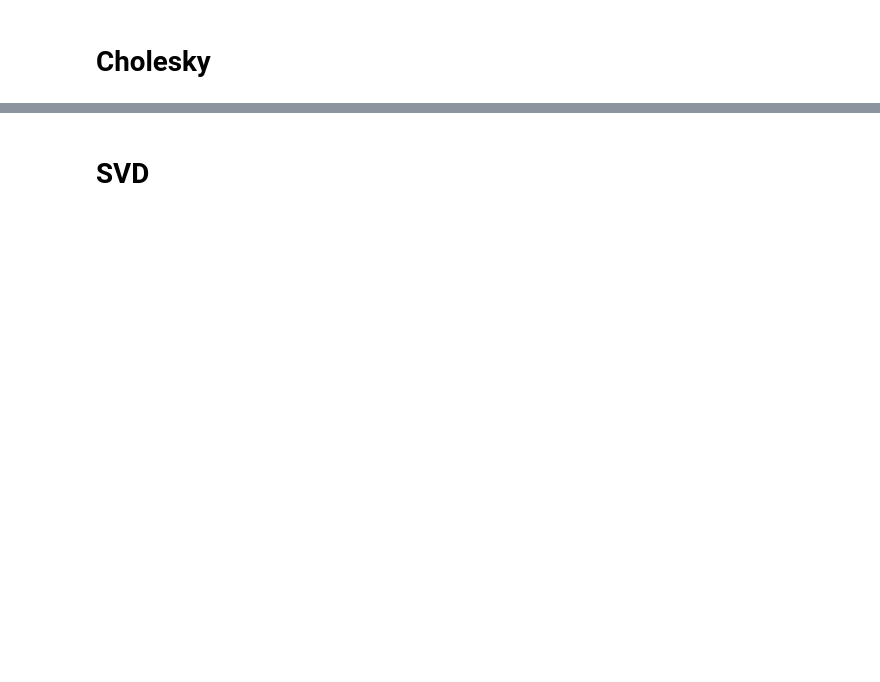
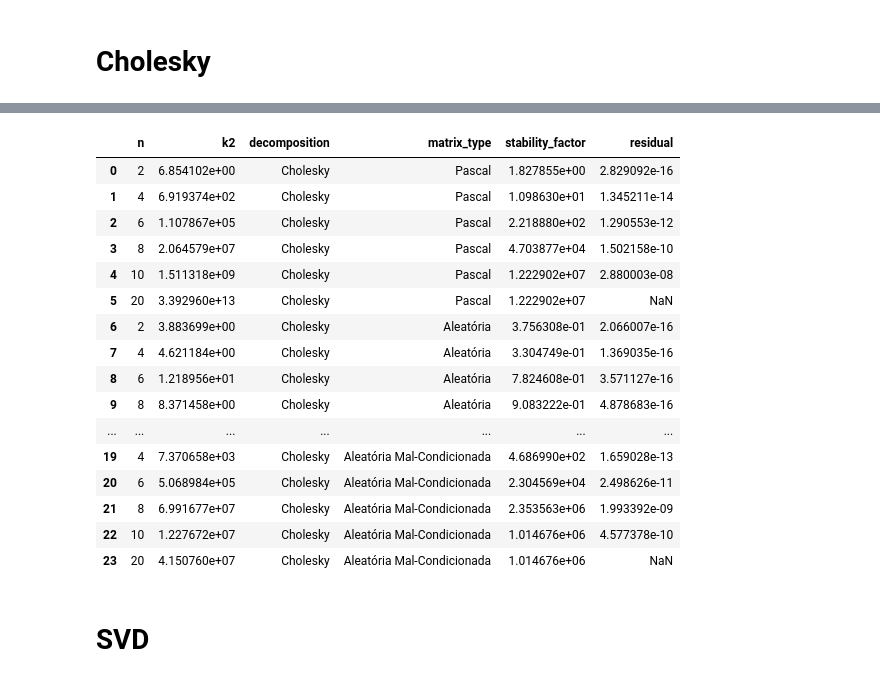
Before and after one commit to GuiCT/ALCD, a Jupyter notebook: activities/at_3.ipynb, the cells around one changed output, grey strips where cells are left out. Saved outputs shown, nothing was run; the diff lists cells and outputs as text; code cells hidden in the pictures; blank space fills up the shorter version.

```diff
--- a/activities/at_3.ipynb
+++ b/activities/at_3.ipynb
@@ -47,0 +182,6 @@ def residual(original_matrix: npt.NDArray, algo_result: npt.NDArray) -> Supports
+# %%
+n_list = []
+k2_list = []
+matrix_type_list = []
+stability_factor_list = []
+residual_list = []
@@ -47,0 +230,51 @@ def residual(original_matrix: npt.NDArray, algo_result: npt.NDArray) -> Supports
+# %%
+for n in TESTED_N:
+    A = ill_conditioned_matrix(n)
+    stop = False
+    try:
+        M = A.T @ A
+        R = np.linalg.cholesky(M, upper=True)
+        Y = np.linalg.solve(R.T, A.T)
+        psiinv_chol = np.linalg.solve(R, Y)
+        res = residual(A, psiinv_chol)
+        stab = stability_factor(A, psiinv_chol)
+    except LinAlgError:
+        res = np.nan
+        stop = True
+    n_list.append(n)
+    k2_list.append(calculate_k2(A))
+    matrix_type_list.append("Aleatória Mal-Condicionada")
+    stability_factor_list.append(stab)
+    residual_list.append(res)
+    if stop:
+        break
+# %%
+chol_error_df = create_error_df(
+    "Cholesky", {
+        "n": n_list,
+        "k2": k2_list,
+        "matrix_type": matrix_type_list,
+        "stability_factor": stability_factor_list,
+        "residual": residual_list
+    }
+)
+# %%
+chol_error_df
+# %% [output]
+|  | n | k2 | decomposition | matrix_type | stability_factor | residual |
+| 0 | 2 | 6.854102e+00 | Cholesky | Pascal | 1.827855e+00 | 2.829092e-16 |
+| 1 | 4 | 6.919374e+02 | Cholesky | Pascal | 1.098630e+01 | 1.345211e-14 |
+| 2 | 6 | 1.107867e+05 | Cholesky | Pascal | 2.218880e+02 | 1.290553e-12 |
+| 3 | 8 | 2.064579e+07 | Cholesky | Pascal | 4.703877e+04 | 1.502158e-10 |
+| 4 | 10 | 1.511318e+09 | Cholesky | Pascal | 1.222902e+07 | 2.880003e-08 |
+| 5 | 20 | 3.392960e+13 | Cholesky | Pascal | 1.222902e+07 | NaN |
+| 6 | 2 | 3.883699e+00 | Cholesky | Aleatória | 3.756308e-01 | 2.066007e-16 |
+| 7 | 4 | 4.621184e+00 | Cholesky | Aleatória | 3.304749e-01 | 1.369035e-16 |
+| 8 | 6 | 1.218956e+01 | Cholesky | Aleatória | 7.824608e-01 | 3.571127e-16 |
+| 9 | 8 | 8.371458e+00 | Cholesky | Aleatória | 9.083222e-01 | 4.878683e-16 |
+| ... | ... | ... | ... | ... | ... | ... |
+| 19 | 4 | 7.370658e+03 | Cholesky | Aleatória Mal-Condicionada | 4.686990e+02 | 1.659028e-13 |
+| 20 | 6 | 5.068984e+05 | Cholesky | Aleatória Mal-Condicionada | 2.304569e+04 | 2.498626e-11 |
+| 21 | 8 | 6.991677e+07 | Cholesky | Aleatória Mal-Condicionada | 2.353563e+06 | 1.993392e-09 |
+| 22 | 10 | 1.227672e+07 | Cholesky | Aleatória Mal-Condicionada | 1.014676e+06 | 4.577378e-10 |
+| 23 | 20 | 4.150760e+07 | Cholesky | Aleatória Mal-Condicionada | 1.014676e+06 | NaN |
```
Also changed, not shown: parts of 56 cells of this notebook, 2 other files.
